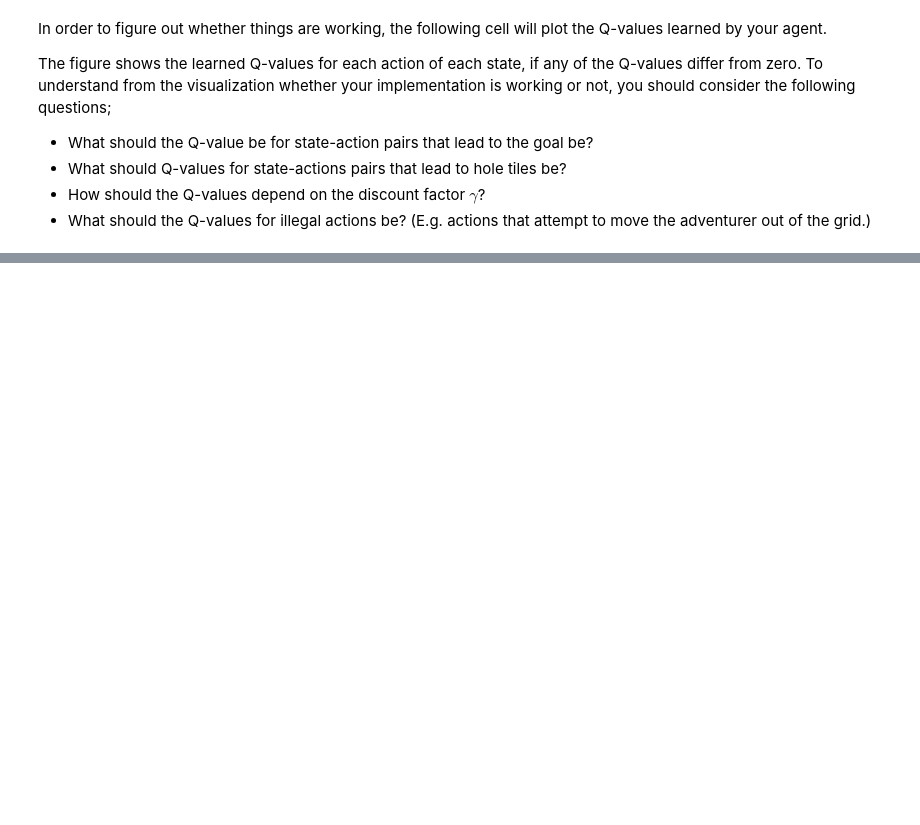
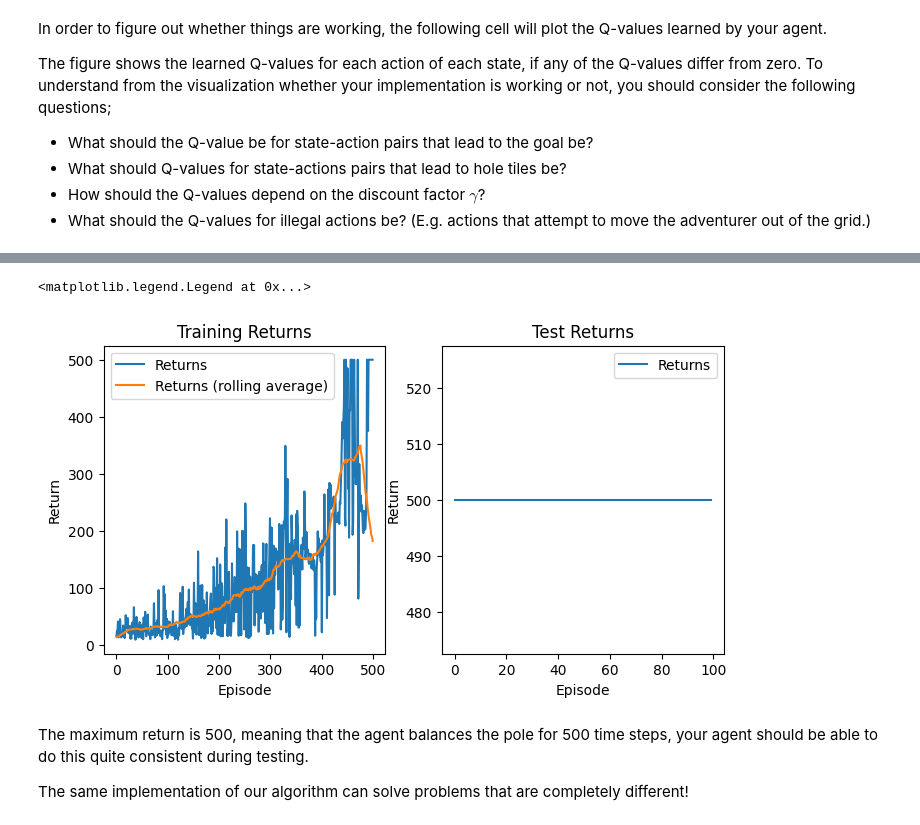
Before and after one commit to Mads-PeterVC/rlmep, a Jupyter notebook: exercises/exercise_1_qlearning_frozenlake.ipynb, the cells around one changed output, grey strips where cells are left out. Cells and saved outputs as stored; diff of their text form; code cells hidden in the pictures; blank space fills up the shorter version.

```diff
--- a/exercises/exercise_1_qlearning_frozenlake.ipynb
+++ b/exercises/exercise_1_qlearning_frozenlake.ipynb
@@ -176,0 +418,25 @@ Error:
+# %%
+# Make the cartpole environment.
+env = gym.make("CartPole-v1")
+
+# Set the action and observation dimensions:
+obs_dim = 4
+n_actions = 2
+
+# Set the network settings:
+main_network = Qnet(input_dim=obs_dim, output_dim=n_actions)
+target_network = Qnet(input_dim=obs_dim, output_dim=n_actions)
+replay = ExperienceReplay(observation_dim=obs_dim, size=1000, batch_size=32)
+
+# Make a learner:
+learner = DQN_learner(env, main_network, target_network, replay)
+num_episodes = 500
+returns, lengths = learner.learn(
+    num_episodes=num_episodes,
+    gamma=0.99,
+    train_interval=1,
+    copy_interval=100,
+    epsilon=lambda i: 1 - (i / num_episodes) * 0.9
+)
+
+test_returns, test_lengths = learner.test(N=100)
@@ -176,0 +448,26 @@ Error:
+# %%
+def rolling_average(x, N):
+    return np.convolve(np.array(x).flatten(), np.ones((N,))/N, mode='same')
+
+fig, ax = plt.subplots(1, 2, figsize=(8, 4))
+
+ax[0].plot(returns, label='Returns')
+ax[0].plot(rolling_average(returns, 50), label='Returns (rolling average)')
+ax[0].set_title('Training Returns')
+ax[0].set_xlabel('Episode')
+ax[0].set_ylabel('Return')
+ax[0].legend()
+
+ax[1].plot(test_returns, label='Returns')
+ax[1].set_title('Test Returns')
+ax[1].set_xlabel('Episode')
+ax[1].set_ylabel('Return')
+ax[1].legend()
+# %% [output]
+<matplotlib.legend.Legend at 0x...>
+[figure, added]
+# %% [markdown]
+The maximum return is 500, meaning that the agent balances the pole for 500 time steps,
+your agent should be able to do this quite consistent during testing.
+
+The same implementation of our algorithm can solve problems that are completely different!
```
Also changed, not shown: parts of 26 cells of this notebook, 21 other files.
